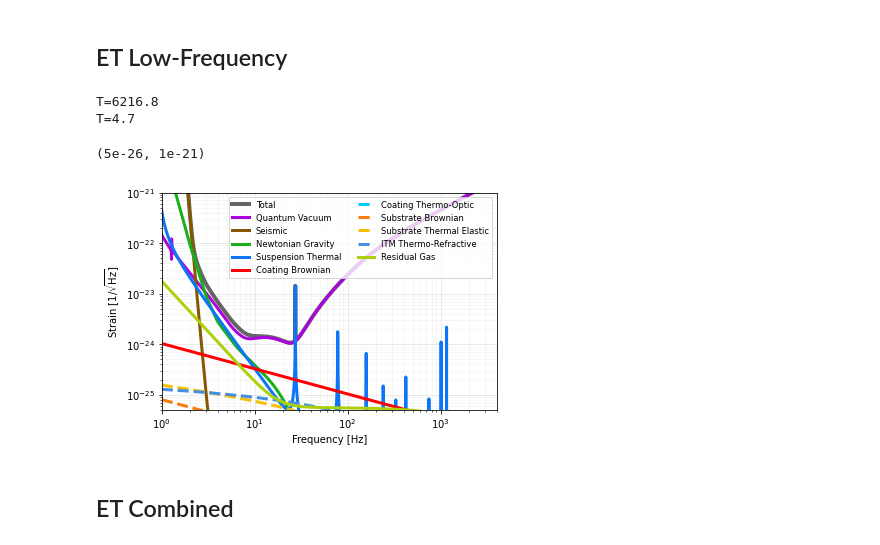
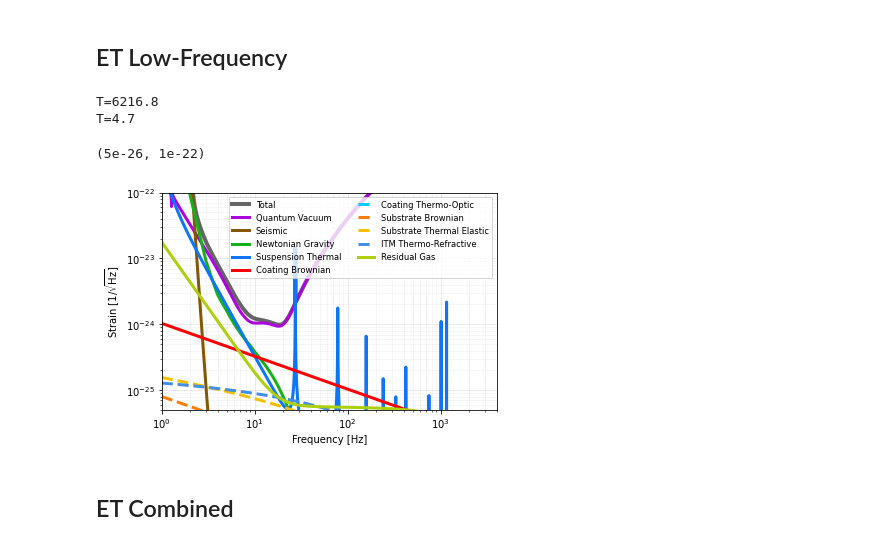
Before and after one commit to janosch314/GWINC_ET, a Jupyter notebook: Run.ipynb, the cells around one changed output. Cells and saved outputs as stored; diff of their text form; code cells hidden in the pictures.

```diff
--- a/Run.ipynb
+++ b/Run.ipynb
@@ -47,14 +41,14 @@ plt.ylim([5e-26, 5e-23])
 # %%
 budgetLF = gwinc.load_budget('ETLF')
 tracesLF = budgetLF.run()
 fig = gwinc.plot_budget(tracesLF)
 plt.ylabel('Strain [$1 / \sqrt{\mathrm{Hz}}$]')
-plt.ylim([5e-26, 1e-21])
+plt.ylim([5e-26, 1e-22])
 # %% [output]
 T=6216.8
 T=4.7
-(5e-26, 1e-21)
+(5e-26, 1e-22)
-[figure, old version]
+[figure, new version]
 # %% [markdown]
 ## ET Combined
 # %%
```
Also changed, not shown: parts of 8 cells of this notebook, 7 other files.
